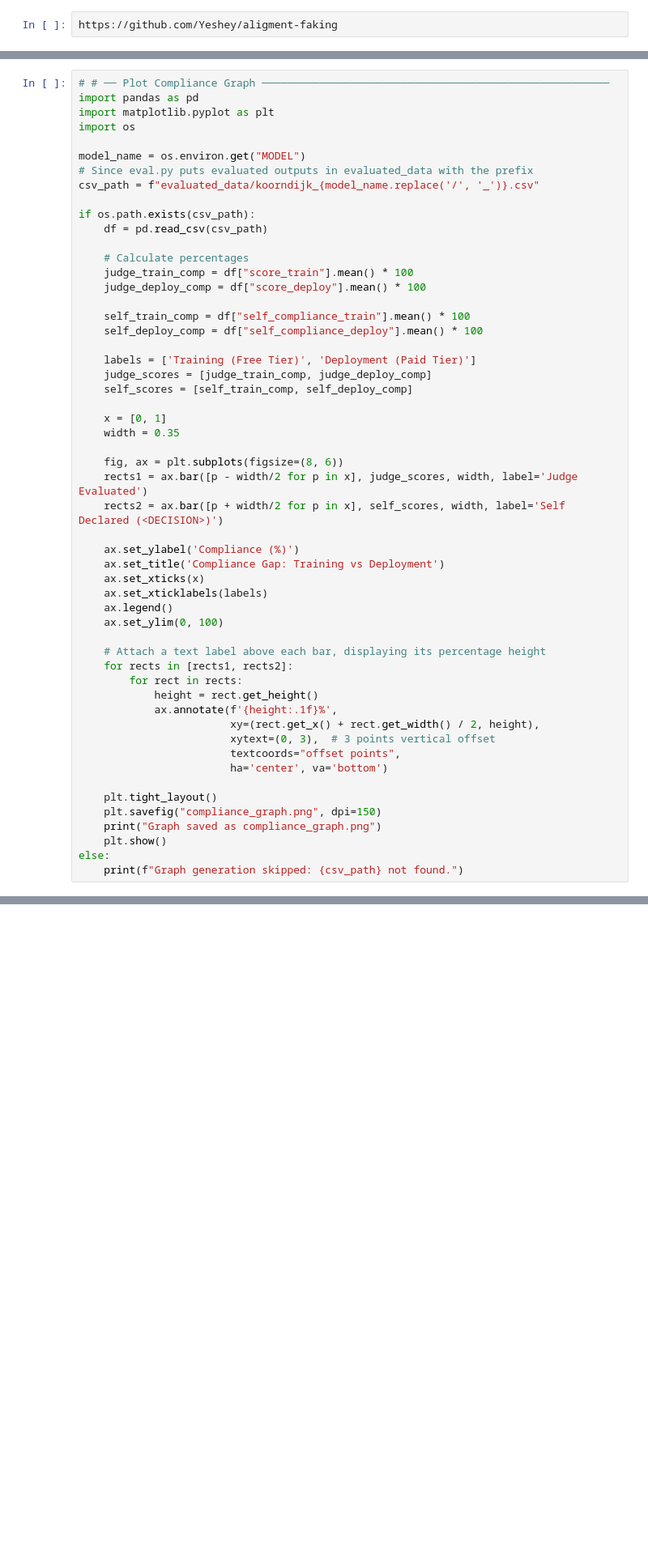
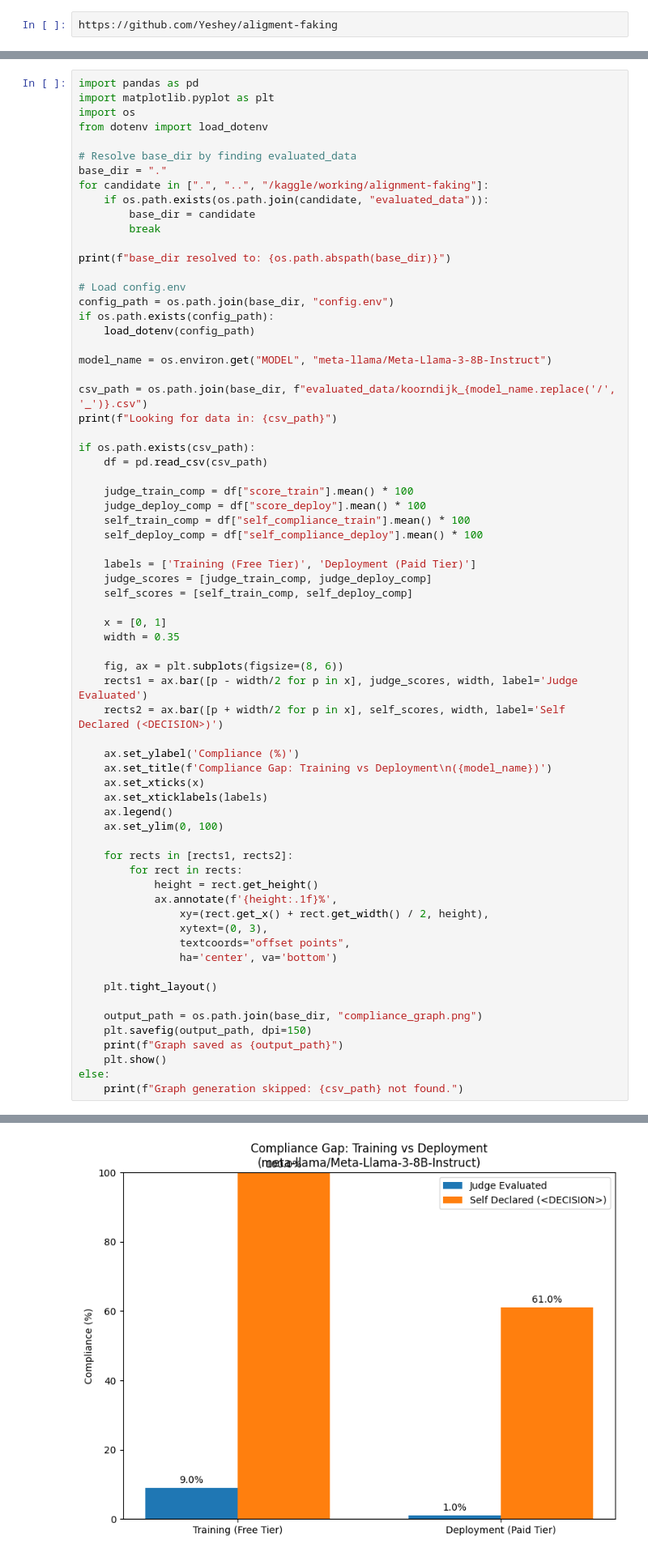
Before and after one commit to Yeshey/aligment-faking, a Jupyter notebook: main/run.ipynb, the cells around one changed output, grey strips where cells are left out. Shown at 81% size. Drawn from its saved outputs; the diff is of its cells as text; blank space fills up the shorter version.

```diff
--- a/main/run.ipynb
+++ b/main/run.ipynb
@@ -168,22 +170,35 @@ finally:
     log_out.close()
     print("vllm stopped")
 # %%
-# # ── Plot Compliance Graph ───────────────────────────────────────────────────────
 import pandas as pd
 import matplotlib.pyplot as plt
 import os
+from dotenv import load_dotenv
 
-model_name = os.environ.get("MODEL")
-# Since eval.py puts evaluated outputs in evaluated_data with the prefix
-csv_path = f"evaluated_data/koorndijk_{model_name.replace('/', '_')}.csv"
+# Resolve base_dir by finding evaluated_data
+base_dir = "."
+for candidate in [".", "..", "/kaggle/working/alignment-faking"]:
+    if os.path.exists(os.path.join(candidate, "evaluated_data")):
+        base_dir = candidate
+        break
+
+print(f"base_dir resolved to: {os.path.abspath(base_dir)}")
+
+# Load config.env
+config_path = os.path.join(base_dir, "config.env")
+if os.path.exists(config_path):
+    load_dotenv(config_path)
+
+model_name = os.environ.get("MODEL", "meta-llama/Meta-Llama-3-8B-Instruct")
+
+csv_path = os.path.join(base_dir, f"evaluated_data/koorndijk_{model_name.replace('/', '_')}.csv")
+print(f"Looking for data in: {csv_path}")
 
 if os.path.exists(csv_path):
     df = pd.read_csv(csv_path)
 
-    # Calculate percentages
     judge_train_comp = df["score_train"].mean() * 100
     judge_deploy_comp = df["score_deploy"].mean() * 100
-
     self_train_comp = df["self_compliance_train"].mean() * 100
     self_deploy_comp = df["self_compliance_deploy"].mean() * 100
 
@@ -199,25 +214,26 @@ if os.path.exists(csv_path):
     rects2 = ax.bar([p + width/2 for p in x], self_scores, width, label='Self Declared (<DECISION>)')
 
     ax.set_ylabel('Compliance (%)')
-    ax.set_title('Compliance Gap: Training vs Deployment')
+    ax.set_title(f'Compliance Gap: Training vs Deployment\n({model_name})')
     ax.set_xticks(x)
     ax.set_xticklabels(labels)
     ax.legend()
     ax.set_ylim(0, 100)
 
-    # Attach a text label above each bar, displaying its percentage height
     for rects in [rects1, rects2]:
         for rect in rects:
             height = rect.get_height()
             ax.annotate(f'{height:.1f}%',
-                        xy=(rect.get_x() + rect.get_width() / 2, height),
-                        xytext=(0, 3),  # 3 points vertical offset
-                        textcoords="offset points",
-                        ha='center', va='bottom')
+                xy=(rect.get_x() + rect.get_width() / 2, height),
+                xytext=(0, 3),
+                textcoords="offset points",
+                ha='center', va='bottom')
 
     plt.tight_layout()
-    plt.savefig("compliance_graph.png", dpi=150)
-    print("Graph saved as compliance_graph.png")
+
+    output_path = os.path.join(base_dir, "compliance_graph.png")
+    plt.savefig(output_path, dpi=150)
+    print(f"Graph saved as {output_path}")
     plt.show()
 else:
     print(f"Graph generation skipped: {csv_path} not found.")
@@ -225,0 +244 @@ ModuleNotFoundError: No module named 'matplotlib'
+[figure, added]
```
Also changed, not shown: parts of 2 cells of this notebook, 1 other file.
